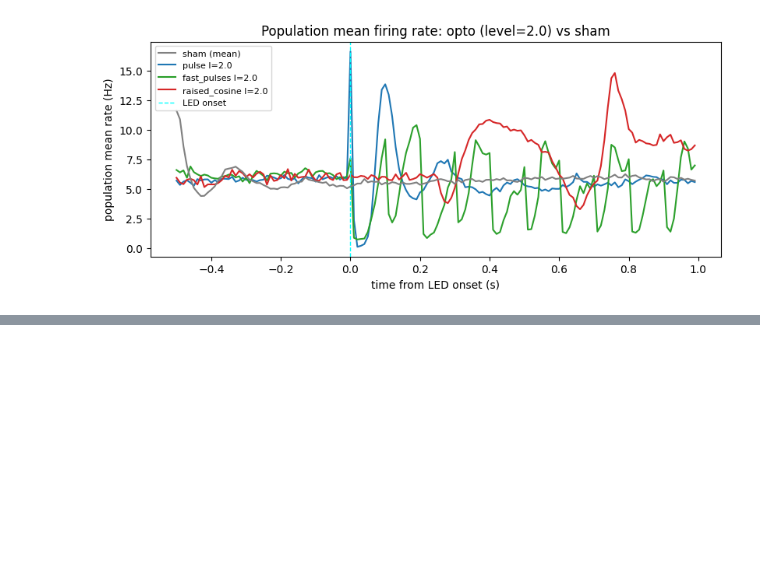
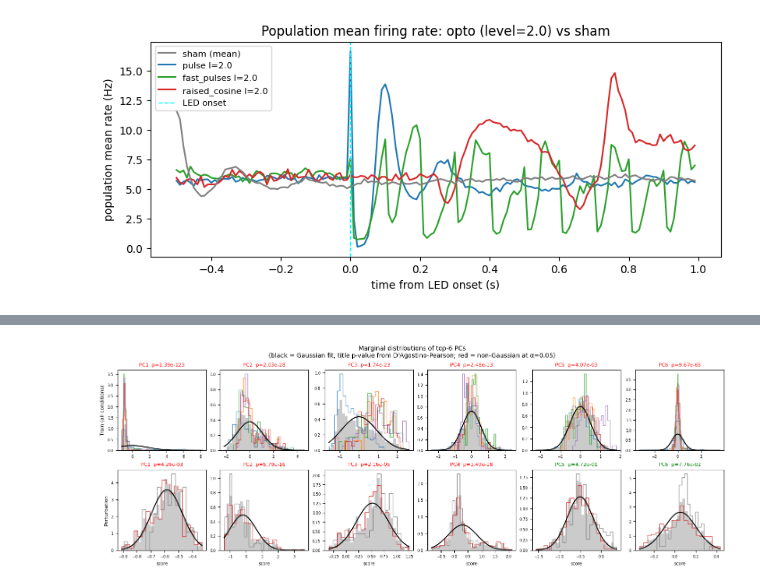
Before and after one commit to DuncDennis/perturbation_testing_tutorial, a Jupyter notebook: notebooks/data_explorations.ipynb, the cells around one changed output, grey strips where cells are left out. Cells and saved outputs as stored; diff of their text form; code cells hidden in the pictures; blank space fills up the shorter version.

```diff
--- a/notebooks/data_explorations.ipynb
+++ b/notebooks/data_explorations.ipynb
@@ -414,0 +585,49 @@ plt.show()
+# %%
+n_dims = 6  # top PCs to inspect
+fig, axes = plt.subplots(2, n_dims, figsize=(14, 5), constrained_layout=True)
+
+for col in range(n_dims):
+    for row, (label, F, c_vec) in enumerate([
+        ('Train (all conditions)', F_train, c_train),
+        ('Perturbation',           F_perturb, None),
+    ]):
+        ax = axes[row, col]
+        x = F[:, col]
+
+        # overall histogram
+        ax.hist(x, bins=30, density=True, color='0.6', alpha=0.5, label='all')
+
+        # per-condition histograms (train only)
+        if c_vec is not None:
+            for cid in sorted(np.unique(c_vec)):
+                xc = x[c_vec == cid]
+                ax.hist(xc, bins=20, density=True, histtype='step',
+                        color=cond_colors[cid], alpha=0.7, lw=1)
+        else:
+            # opto / sham split for perturbation
+            for kind, color in [('sham', 'gray'), ('opto', 'C3')]:
+                xk = x[meta['kind'] == kind]
+                ax.hist(xk, bins=20, density=True, histtype='step',
+                        color=color, alpha=0.8, lw=1, label=kind)
+
+        # Gaussian fit to the overall distribution
+        mu_x, std_x = x.mean(), x.std()
+        xs = np.linspace(x.min(), x.max(), 200)
+        ax.plot(xs, stats.norm.pdf(xs, mu_x, std_x), 'k-', lw=1.5, label='Gaussian fit')
+
+        # normality test
+        stat, pval = stats.normaltest(x)
+        ax.set_title(f'PC{col+1}  p={pval:.2e}', fontsize=8,
+                     color='green' if pval > 0.05 else 'red')
+        if col == 0:
+            ax.set_ylabel(label, fontsize=8)
+        if row == 1:
+            ax.set_xlabel('score', fontsize=7)
+        ax.tick_params(labelsize=6)
+
+fig.suptitle("Marginal distributions of top-6 PCs\n"
+             "(black = Gaussian fit, title p-value from D'Agostino-Pearson; "
+             "red = non-Gaussian at α=0.05)", fontsize=10)
+plt.show()
+# %% [output]
+[figure, added]
```
Also changed, not shown: parts of 8 cells of this notebook, 2 other files.
